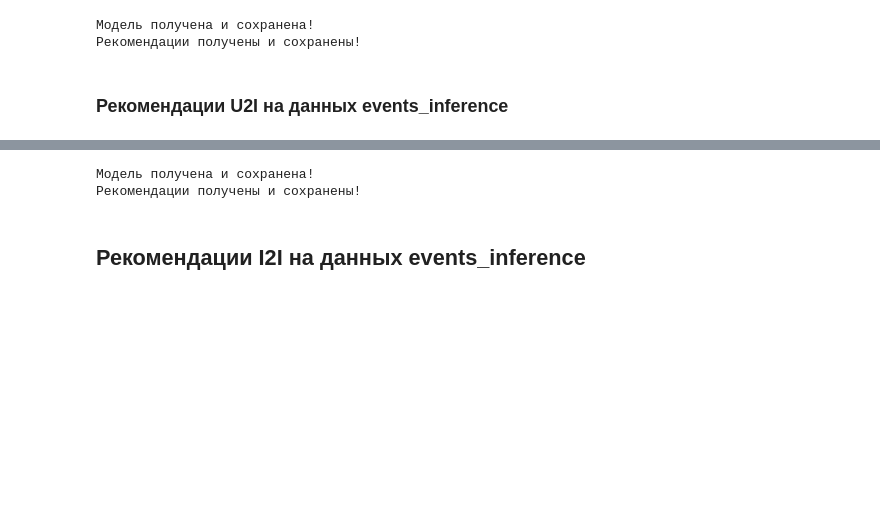
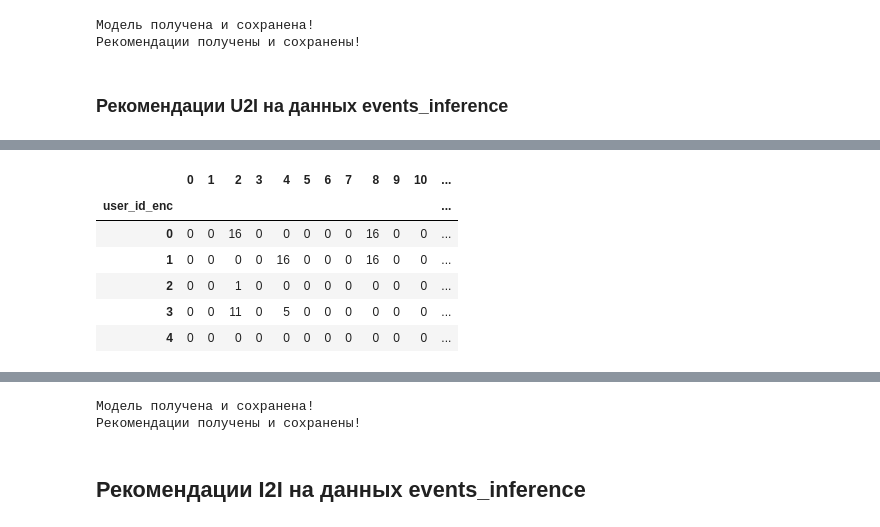
Before and after one commit to alien150684/banking_products_recom, a Jupyter notebook: recommendations.ipynb, the cells around one changed output, grey strips where cells are left out. Drawn from its saved outputs; the diff is of its cells as text; code cells hidden in the pictures; blank space fills up the shorter version.

```diff
--- a/recommendations.ipynb
+++ b/recommendations.ipynb
@@ -643,20 +692,24 @@ print(events_test.shape[0] / events.shape[0])
 # %% [markdown]
 # Кодирование user_id и item_id
 # %%
-# кодируем идентификаторы пользователей из имеющихся в последовательность 0, 1, 2, ...
-user_encoder = LabelEncoder()
-user_encoder.fit(events_train["user_id"])
+# Кодируем user_id в последовательность 0, 1, 2, ...
+user_encoder_train = LabelEncoder()
+user_encoder_train.fit(train_df["user_id"])
+train_df["user_id_enc"] = user_encoder_train.transform(train_df["user_id"])
+
+user_encoder_inference = LabelEncoder()
+user_encoder_inference.fit(inference_df["user_id"])
+inference_df["user_id_enc"] = user_encoder_inference.transform(inference_df["user_id"])
 
 # Словарь для кодировки id клиентов: mapping user_id -> encoded value
-users_enc_dict = {user_id: encoded_value for user_id, encoded_value in zip(user_encoder.classes_, user_encoder.transform(user_encoder.classes_))}
+# users_enc_dict = {user_id: encoded_value for user_id, encoded_value in zip(user_encoder.classes_, user_encoder.transform(user_encoder.classes_))}
 # Словарь для раскодировки id клиентов: mapping encoded value -> user_id
-users_dec_dict = {value: key for key, value in users_enc_dict.items()}
+# users_dec_dict = {value: key for key, value in users_enc_dict.items()}
 
 # Кодируем user_id
-events_train["user_id_enc"] = user_encoder.transform(events_train["user_id"])
-# events_train["user_id_enc"] = events_train["user_id"].map(users_enc_dict)
-events_target["user_id_enc"] = events_target["user_id"].map(lambda x: users_enc_dict.get(x, -1)) # -1 для новых user_id
-events_test["user_id_enc"] = events_test["user_id"].map(lambda x: users_enc_dict.get(x, -1)) # -1 для новых user_id
+# train_df["user_id_enc"] = train_df["user_id"].map(users_enc_dict)
+# target_df["user_id_enc"] = target_df["user_id"].map(lambda x: users_enc_dict.get(x, -1)) # -1 для новых user_id
+# test_df["user_id_enc"] = test_df["user_id"].map(lambda x: users_enc_dict.get(x, -1)) # -1 для новых user_id
 # %%
 # Словарь для кодировки id продуктов
 items_enc_dict = {elem[1]:elem[0] for elem in enumerate(items_list)}
@@ -879,0 +902,3 @@ print(items.shape[0])
+# %%
+# Определим продукты, которые приобретены клиентами на момент обучения модели
+u2i_inference_df = inference_df.groupby('user_id_enc')[items_list].sum()
@@ -879,0 +925,12 @@ print(items.shape[0])
+# %%
+u2i_inference_df = u2i_inference_df.astype("int")
+u2i_inference_df = u2i_inference_df.rename(columns=items_enc_dict)
+u2i_inference_df.head()
+# %% [output]
+|  | 0 | 1 | 2 | 3 | 4 | 5 | 6 | 7 | 8 | 9 | 10 | ... |
+| user_id_enc |  |  |  |  |  |  |  |  |  |  |  | ... |
+| 0 | 0 | 0 | 16 | 0 | 0 | 0 | 0 | 0 | 16 | 0 | 0 | ... |
+| 1 | 0 | 0 | 0 | 0 | 16 | 0 | 0 | 0 | 16 | 0 | 0 | ... |
+| 2 | 0 | 0 | 1 | 0 | 0 | 0 | 0 | 0 | 0 | 0 | 0 | ... |
+| 3 | 0 | 0 | 11 | 0 | 5 | 0 | 0 | 0 | 0 | 0 | 0 | ... |
+| 4 | 0 | 0 | 0 | 0 | 0 | 0 | 0 | 0 | 0 | 0 | 0 | ... |
```
Also changed, not shown: parts of 59 cells of this notebook, 1 other file.
